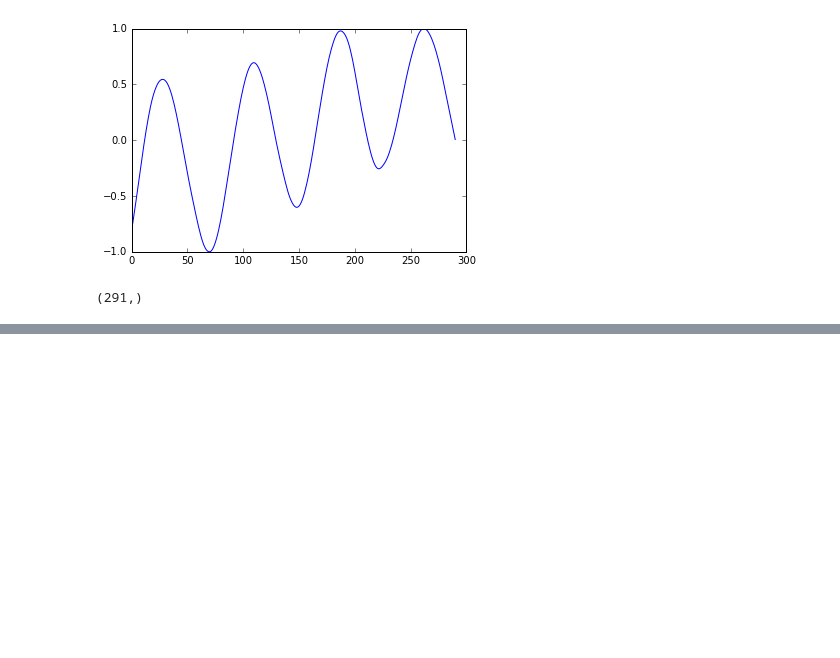
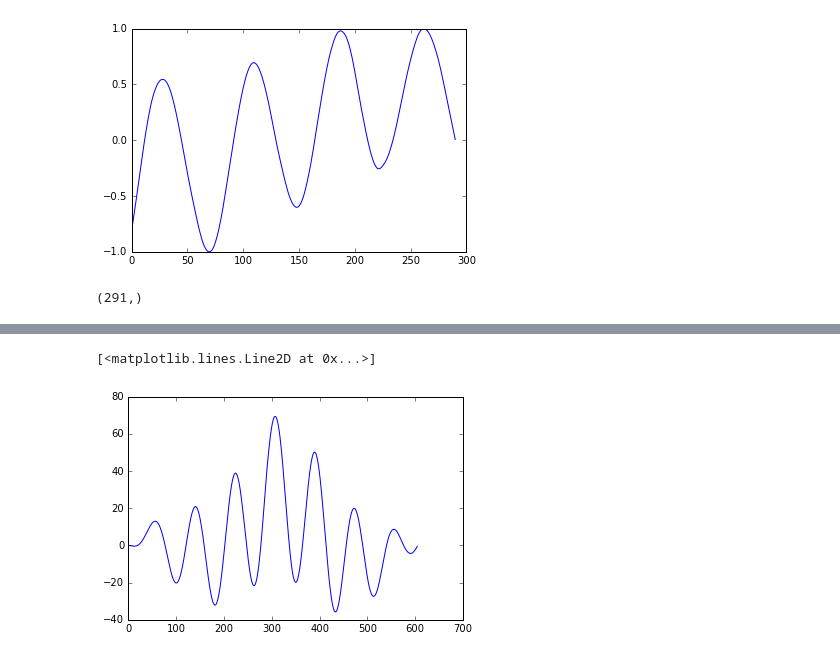
Before and after one commit to Seanny123/nef-conceptors, a Jupyter notebook: func_test-python2.ipynb, the cells around one changed output, grey strips where cells are left out. Cells and saved outputs as stored; diff of their text form; code cells hidden in the pictures; blank space fills up the shorter version.

```diff
--- a/func_test-python2.ipynb
+++ b/func_test-python2.ipynb
@@ -220,0 +230,14 @@ plt.plot(raw_dats[0][0])
+# %%
+from numpy.linalg import norm
+
+all_max = np.max([np.max(fin_out[0][:315][::-1]), np.max(raw_dats[0][0])])
+all_min = np.min([np.min(fin_out[0][:315][::-1]), np.min(raw_dats[0][0])])
+
+corr = signal.correlate(
+    d3_scale(fin_out[0][:315][::-1], in_range=(all_min, all_max)),
+    d3_scale(raw_dats[0][0], in_range=(all_min, all_max))
+)
+plt.plot(corr)
+# %% [output]
+[<matplotlib.lines.Line2D at 0x...>]
+[figure, added]
```
Also changed, not shown: parts of 16 cells of this notebook, 6 other files.
